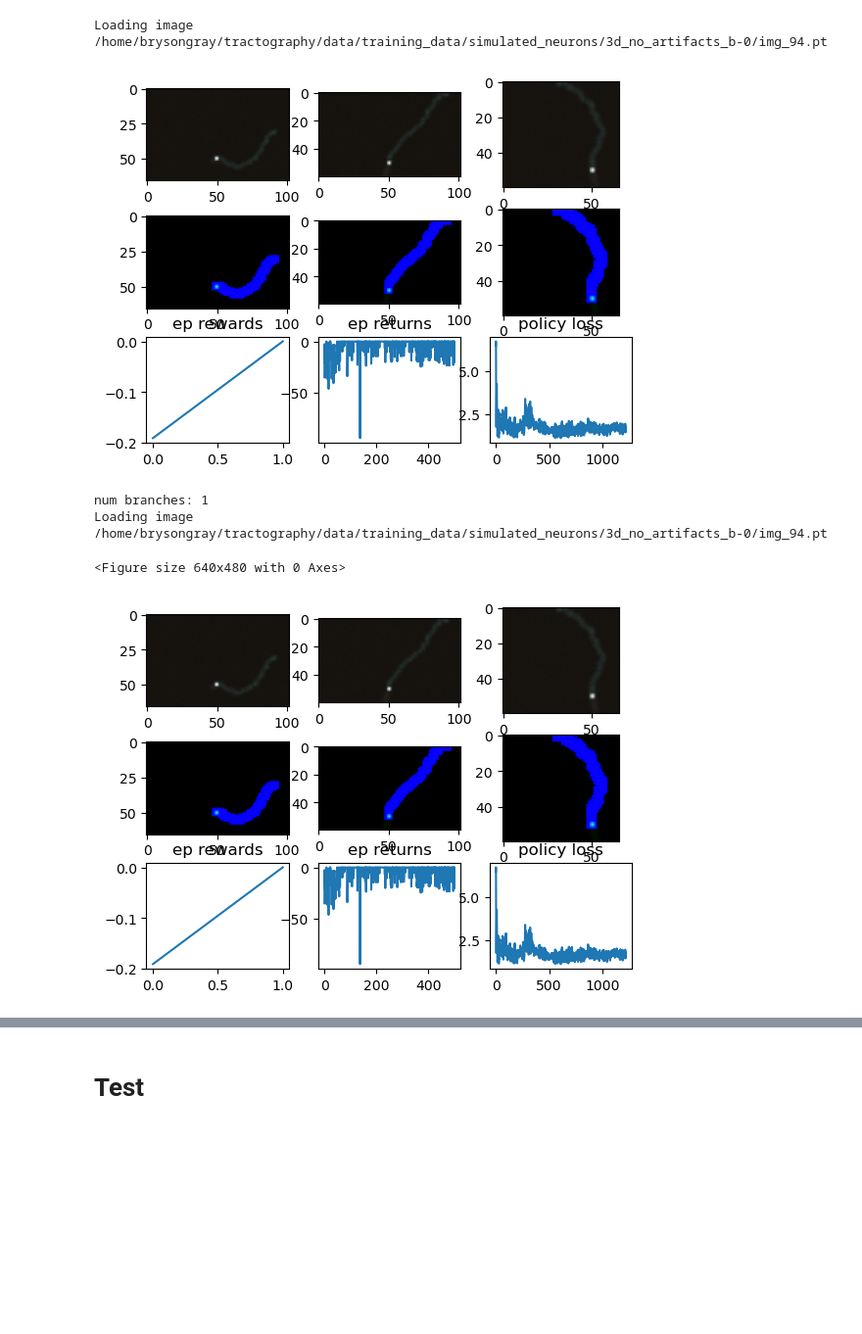
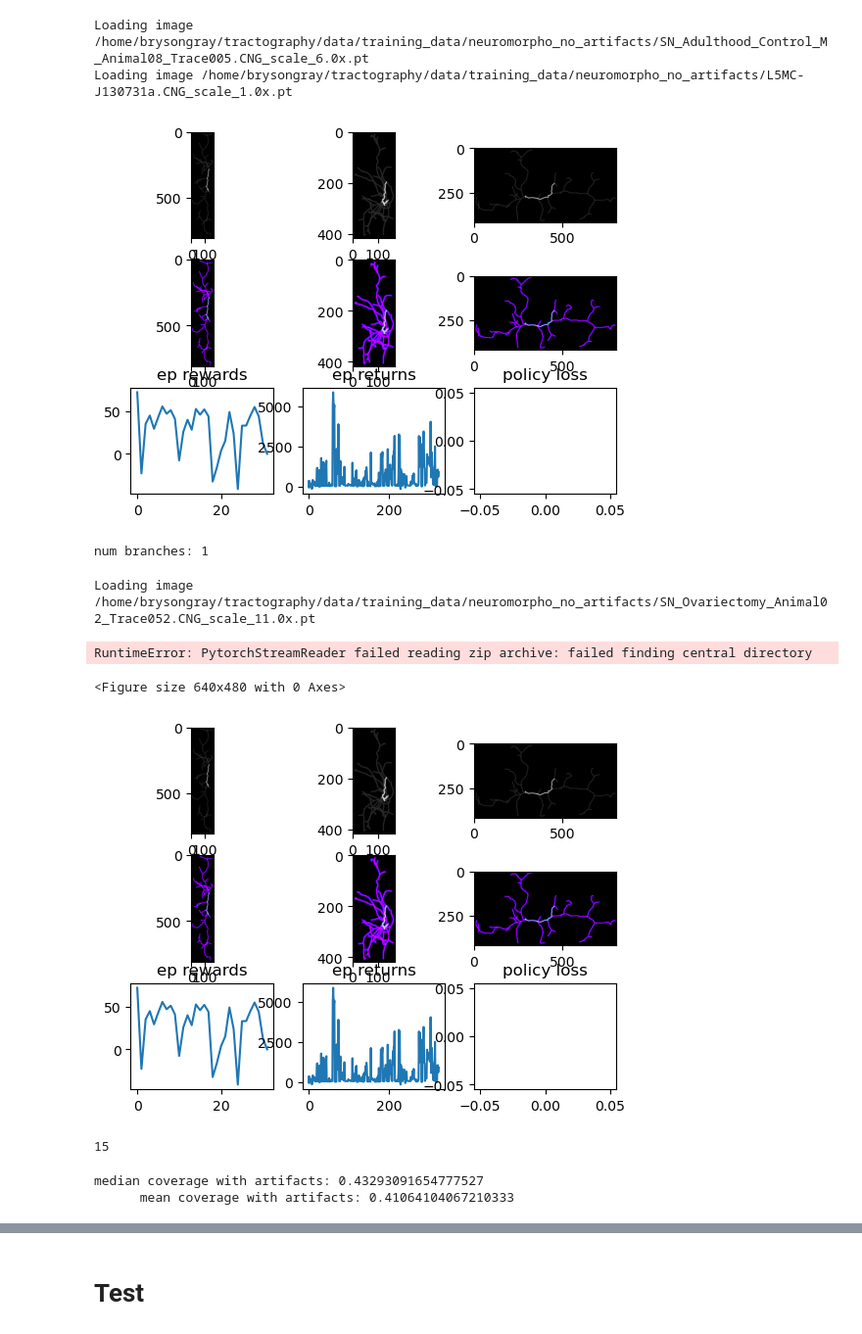
Before and after one commit to twardlab/neurotrack, a Jupyter notebook: SAC_v1.ipynb, the cells around one changed output, grey strips where cells are left out. Shown: that part at 98% size. Drawn from its saved outputs; the diff is of its cells as text; code cells hidden in the pictures; blank space fills up the shorter version.

Commit message:
Minor fixes to data simulation modules

```diff
--- a/SAC_v1.ipynb
+++ b/SAC_v1.ipynb
@@ -266,7 +266,7 @@ def show_state(env, returns, rewards, policy_loss, fig):
 # %%
 # f = open('/home/brysongray/tractography/neuron_trx/configs/sac_config_8-9-24.json')
 # f = open("/home/brysongray/tractography/neuron_trx/configs/config_astro-1.json")
-f = open("/home/brysongray/tractography/neuron_trx/configs/config_3d_no_artifacts_b-0.json")
+f = open("/home/brysongray/tractography/neuron_trx/configs/config_simulated_neurons.json")
 args = json.load(f)
 
 img_path = args["img_path"]
@@ -288,17 +288,18 @@ num_episodes = args["num_episodes"] if "num_episodes" in args else 100
 pixelsize = args["pixelsize"] if "pixelsize" in args else [1.0, 1.0, 1.0]
 patch_radius = 17
 # %%
-# classifier = ResNet(ResidualBlock, [3, 4, 6, 3], num_classes=1)
-# classifier = classifier.to(device=DEVICE, dtype=dtype)
+classifier = ResNet(ResidualBlock, [3, 4, 6, 3], num_classes=1)
+classifier = classifier.to(device=DEVICE, dtype=dtype)
 # # classifier_state_dict = torch.load("/home/brysongray/tractography/pretrained_models/resnet_classifier_11-14-24_checkpoint-0.pt", weights_only=True)
 # # classifier_state_dict = torch.load("/home/brysongray/tractography/pretrained_models/resnet_classifier_11-25-24_checkpoint-2.pt", weights_only=True)
 # # classifier_state_dict = torch.load("/home/brysongray/tractography/pretrained_models/resnet_classifier_11-22-24_checkpoint-5.pt", weights_only=True)
 # # classifier_state_dict = torch.load("/home/brysongray/tractography/pretrained_models/resnet_classifier_12-02-24_checkpoint-10.pt", weights_only=True)
 # # classifier_state_dict = torch.load("/home/brysongray/tractography/pretrained_models/resnet_classifier_12-03-24_checkpoint-99.pt", weights_only=True)
 # classifier_state_dict = torch.load("/home/brysongray/tractography/pretrained_models/resnet_classifier_01-07-25_checkpoint-42.pt", weights_only=True)
+classifier_state_dict = torch.load("/home/brysongray/tractography/pretrained_models/neurom_no_artifacts_classifier/resnet_classifier_01-25-25_checkpoint-12.pt", weights_only=True)
 
-# classifier.load_state_dict(classifier_state_dict)
-# classifier.eval()
+classifier.load_state_dict(classifier_state_dict)
+classifier.eval()
 
 # instantiate environment
 env = Environment(img_path,
@@ -312,8 +313,11 @@ env = Environment(img_path,
                   friction=friction,
                   branching=False,
                   classifier=None)
+env.img_idx = 16
+env.reset()
 # %% [output]
-Loading image /home/brysongray/tractography/data/training_data/simulated_neurons/3d_no_artifacts_b-0/img_94.pt
+Loading image /home/brysongray/tractography/data/training_data/neuromorpho_no_artifacts/SN_Adulthood_Control_M_Animal08_Trace005.CNG_scale_6.0x.pt
+Loading image /home/brysongray/tractography/data/training_data/neuromorpho_no_artifacts/L5MC-J130731a.CNG_scale_1.0x.pt
 # %%
 in_channels = 4
 input_size = 2*patch_radius+1
@@ -343,9 +347,10 @@ Q2_target = Q2_target.to(device=DEVICE,dtype=dtype)
 # pretrained_state_dicts = torch.load("/home/brysongray/tractography/outputs_test/model_state_dicts_11-14-2024_with_branching.pt", weights_only=True)
 # pretrained_state_dicts = torch.load("/home/brysongray/tractography/outputs_test/model_state_dicts_neurom_dataset_1_11-26-24.pt", weights_only=True)
 # pretrained_state_dicts = torch.load("/home/brysongray/tractography/outputs_test/model_state_dicts_neurom_dataset_1_12-12-24.pt", weights_only=True)
-# actor.load_state_dict(pretrained_state_dicts["policy_state_dict"])
-# Q1.load_state_dict(pretrained_state_dicts["Q1_state_dict"])
-# Q2.load_state_dict(pretrained_state_dicts["Q2_state_dict"])
+pretrained_state_dicts = torch.load("/home/brysongray/tractography/outputs_test/model_state_dicts_neurom_no_artifacts_01-26-25.pt", weights_only=True)
+actor.load_state_dict(pretrained_state_dicts["policy_state_dict"])
+Q1.load_state_dict(pretrained_state_dicts["Q1_state_dict"])
+Q2.load_state_dict(pretrained_state_dicts["Q2_state_dict"])
 
 Q1_target.load_state_dict(Q1.state_dict())
 Q2_target.load_state_dict(Q2.state_dict())
@@ -365,8 +370,8 @@ memory = PrioritizedReplayBuffer(100000, obs_shape=(in_channels,input_size,input
 # memory = ReplayBuffer(10000, obs_shape=(in_channels,input_size,input_size,input_size), action_shape=(3,))
 # %%
 # train
-train = True
-save_snapshots = False
+train = False
+save_snapshots = True
 collect_annotations = False
 classifier_annotations_outdir = f"/home/brysongray/tractography/neuron_trx/training_data/branch_classifier_{name}_{date}/"
 if not os.path.exists(classifier_annotations_outdir):
@@ -391,7 +396,7 @@ for ep in tqdm(range(num_episodes)):
     coverages = []
     trial_returns = []
     labeled_neurons = []
-    for trial in range(1):
+    for trial in range(5):
         obs = env.get_state()
         ep_return = 0
         ep_rewards = []
@@ -485,7 +490,7 @@ for ep in tqdm(range(num_episodes)):
             if terminated:
                 if save_snapshots:
                     labeled_neuron = env.img.data[3].detach().cpu() > 0.3 #np.exp(-0.5)
-                    true_neuron = env.true_density.data[0].detach().cpu() > 0.94
+                    true_neuron = torch.linalg.norm(env.true_density.data[:3].detach().cpu(), dim=0) > 0.94
                     TP = torch.sum(torch.logical_and(labeled_neuron, true_neuron))
                     tot = torch.sum(true_neuron)
                     coverages.append(TP/tot)
@@ -511,46 +516,51 @@ for ep in tqdm(range(num_episodes)):
         index = int(index)
         best_return = torch.tensor(trial_returns)[index].item()
         labeled_neuron = labeled_neurons[index]
-        paths_dir = os.path.join(outdir, f"episode_snapshots_{name}_{date}_no_branch_v1/")
+        paths_dir = os.path.join(outdir, f"episode_snapshots_{name}_{date}/")
         if not os.path.exists(paths_dir):
             os.makedirs(paths_dir)
 
         to_save = {"labeled_neuron": labeled_neuron, "true_neuron": env.true_density.data[0].detach().clone().cpu(), "coverage": coverage, "return": best_return}
         # to_save = {"labeled_neuron": env.finished_paths, "true_neuron": env.true_density.data[0], "global_recall": global_recall, "return": ep_return}
-        torch.save(to_save, os.path.join(paths_dir, f"ep_snapshot_{ep}.pt"))
+        torch.save(to_save, os.path.join(paths_dir, f"ep_snapshot_{ep+17+15}.pt"))
 
+    if train:
+        # save model
+        model_dicts = {"policy_state_dict": actor.state_dict(),
+                    "Q1_state_dict": Q1_target.state_dict(),
+                    "Q2_state_dict": Q2_target.state_dict(),}
+        torch.save(model_dicts, os.path.join(outdir, f"model_state_dicts_{name}_{date}.pt"))
     env.reset()
 
 
 
-if train:
-    # save model
-    model_dicts = {"policy_state_dict": actor.state_dict(),
-                "Q1_state_dict": Q1_target.state_dict(),
-                "Q2_state_dict": Q2_target.state_dict(),}
-    torch.save(model_dicts, os.path.join(outdir, f"model_state_dicts_{name}_{date}.pt"))
 
 if collect_annotations:
     # save annotations
     df = pd.DataFrame.from_dict(classifier_annotations, orient="index")
     df.to_csv(os.path.join(classifier_annotations_outdir, f"branch_classifier_{name}_{date}_annotations.csv"))
     # split into test and training data
     data_permutation = torch.randperm(len(classifier_annotations))
     test_idxs = data_permutation[:len(data_permutation)//5].tolist()
     training_idxs = data_permutation[len(data_permutation)//5:].tolist()
     training_annotations = {list(classifier_annotations)[i]: list(classifier_annotations.values())[i] for i in training_idxs}
     test_annotations = {list(classifier_annotations)[i]: list(classifier_annotations.values())[i] for i in test_idxs}
     # save
     df = pd.DataFrame.from_dict(training_annotations, orient="index")
     df.to_csv(os.path.join(classifier_annotations_outdir, f"branch_classifier_{name}_{date}_training_annotations.csv"))
     df = pd.DataFrame.from_dict(test_annotations, orient="index")
     df.to_csv(os.path.join(classifier_annotations_outdir, f"branch_classifier_{name}_{date}_test_annotations.csv"))
 # %% [output]
-[figure, old version]
+[figure, new version]
 num branches: 1
-Loading image /home/brysongray/tractography/data/training_data/simulated_neurons/3d_no_artifacts_b-0/img_94.pt
-<Figure size 640x480 with 0 Axes>
+Loading image /home/brysongray/tractography/data/training_data/neuromorpho_no_artifacts/SN_Ovariectomy_Animal02_Trace052.CNG_scale_11.0x.pt
+RuntimeError: PytorchStreamReader failed reading zip archive: failed finding central directory
+<Figure size 640x480 with 0 Axes>
-[figure, old version]
+[figure, new version]
+# %%
+env.img_idx
+# %% [output]
+15
 # %%
 # save model
 model_dicts = {"policy_state_dict": actor.state_dict(),
@@ -559,0 +570,15 @@ torch.save(model_dicts, os.path.join(outdir, f"model_state_dicts_{name}_{date}.p
+# %%
+snapshots_dir = "/home/brysongray/tractography/outputs_test/episode_snapshots_neurom_with_artifacts_01-26-25"
+snapshots_files = os.listdir(snapshots_dir)
+coverages = []
+for f in snapshots_files:
+    data = torch.load(os.path.join(snapshots_dir, f), weights_only=True)
+    coverages.append(data["coverage"])
+
+median = np.median(coverages)
+mean = np.mean(coverages)
+print(f"median coverage with artifacts: {median}\n\
+      mean coverage with artifacts: {mean}")
+# %% [output]
+median coverage with artifacts: 0.43293091654777527
+      mean coverage with artifacts: 0.41064104067210333
```
Also changed, not shown: parts of 3 cells of this notebook, 5 other files.
